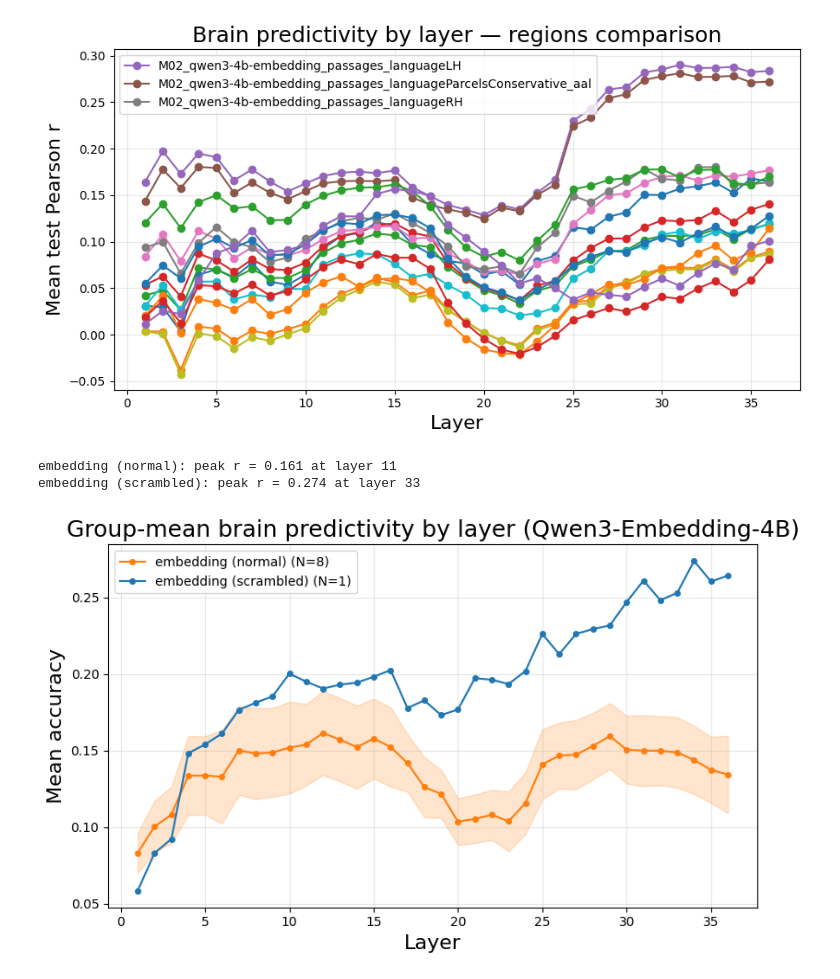
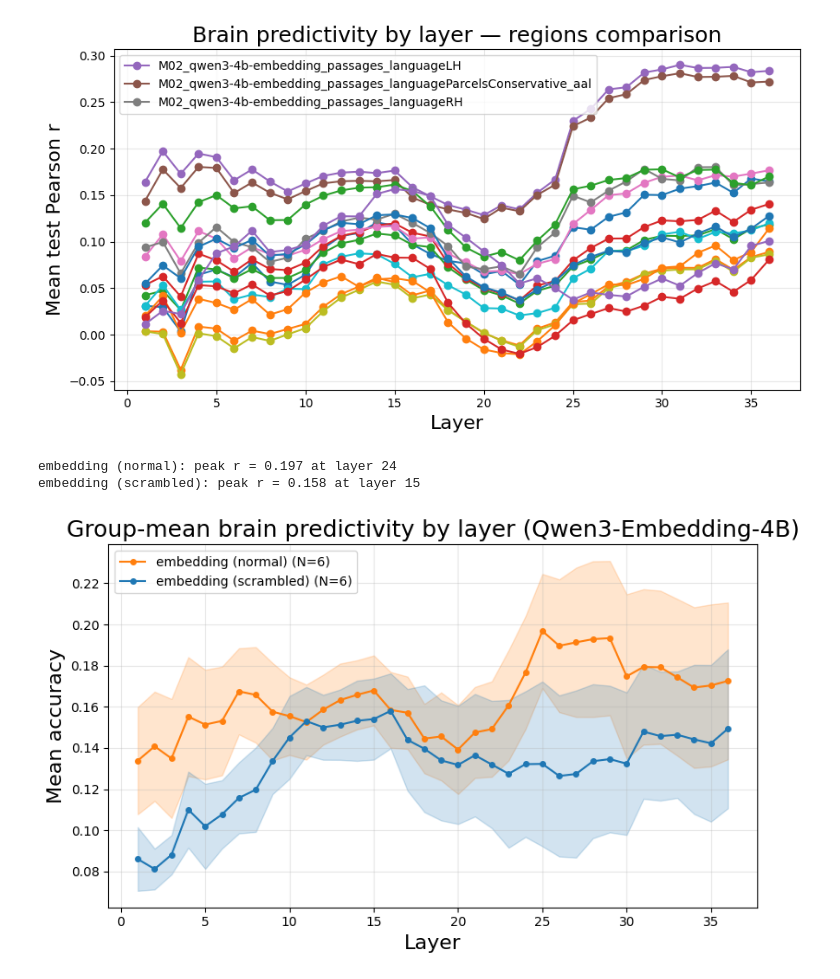
Before and after one commit to KGuan618/Evaluating-Brain-Predictivity-of-Sentence-Embeddings, a Jupyter notebook: visualization/visualization.ipynb, the cells around one changed output. Cells and saved outputs as stored; diff of their text form; code cells hidden in the pictures.

Commit message:
Fixed visualization pointing towards wrong experiment

```diff
--- a/visualization/visualization.ipynb
+++ b/visualization/visualization.ipynb
@@ -440,7 +440,7 @@ import matplotlib.pyplot as plt
 from pathlib import Path
 
 BASE_DIR = Path("..") / "results"
-NORMAL_DIR = BASE_DIR / "experiment2"
+NORMAL_DIR = BASE_DIR / "experiment3"
 SCRAMBLE_DIR = BASE_DIR / "scramble"
 FIGURES_DIR = Path(".") / "figures"
 FIGURES_DIR.mkdir(exist_ok=True)
@@ -522,33 +522,33 @@ def plot_group(curves, label, color, linestyle="-"):
 
     ax.fill_between(
         x,
         mean - sem,
         mean + sem,
         color=color,
         alpha=0.2
     )
 
     best = int(np.argmax(mean))
     print(f"{label}: peak r = {mean[best]:.3f} at layer {best}")
 
 
 # --- plot both ---
 plot_group(normal_curves, "embedding (normal)",
            condition_colors["normal"])
 plot_group(scramble_curves, "embedding (scrambled)",
            condition_colors["scrambled"])
 
 ax.set_xlabel("Layer", fontsize=16)
 ax.set_ylabel("Mean accuracy", fontsize=16)
 ax.set_title("Group-mean brain predictivity by layer (Qwen3-Embedding-4B)",
              fontsize=18)
 ax.grid(alpha=0.3)
 ax.legend()
 
 fig.tight_layout()
 fig.savefig(FIGURES_DIR / "group_mean_curves_embedding.png", dpi=150, bbox_inches="tight")
 plt.show()
 # %% [output]
-embedding (normal): peak r = 0.161 at layer 11
-embedding (scrambled): peak r = 0.274 at layer 33
+embedding (normal): peak r = 0.197 at layer 24
+embedding (scrambled): peak r = 0.158 at layer 15
-[figure, old version]
+[figure, new version]
```
